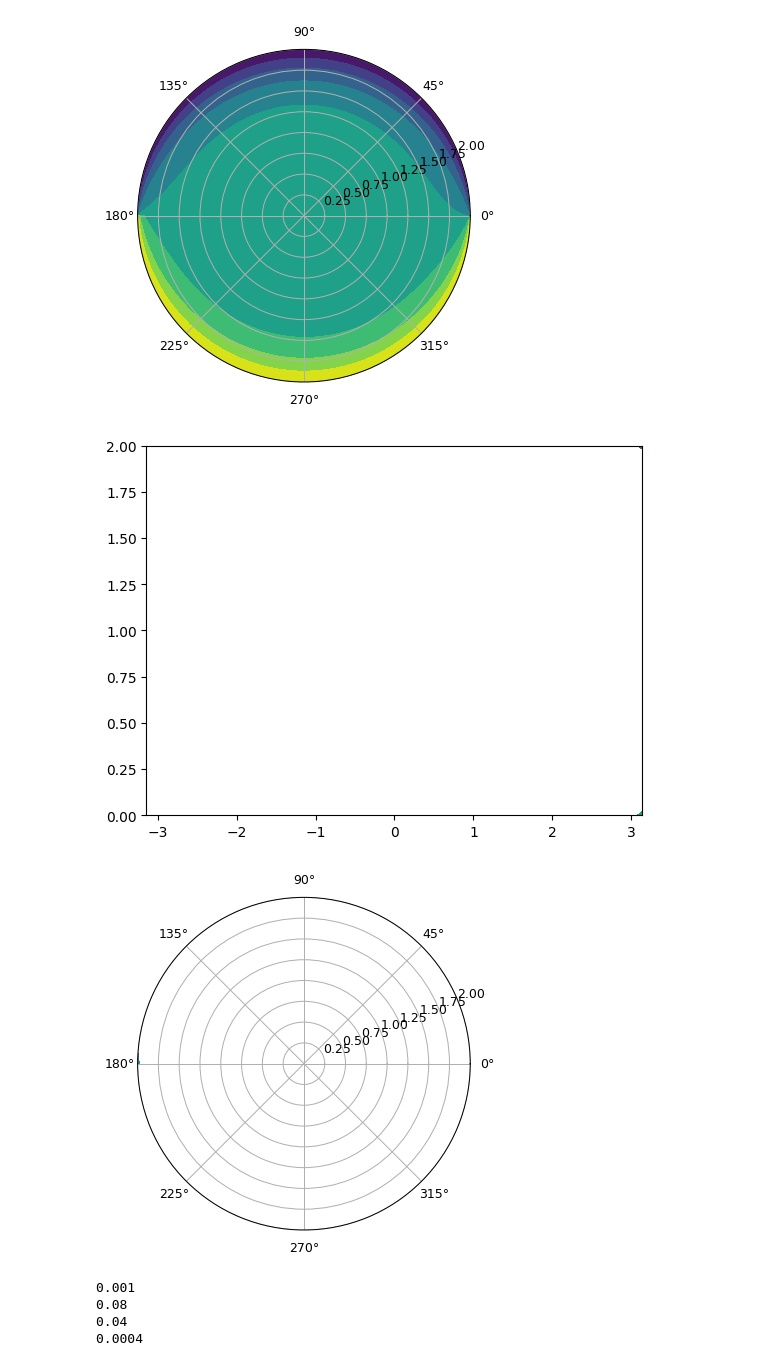
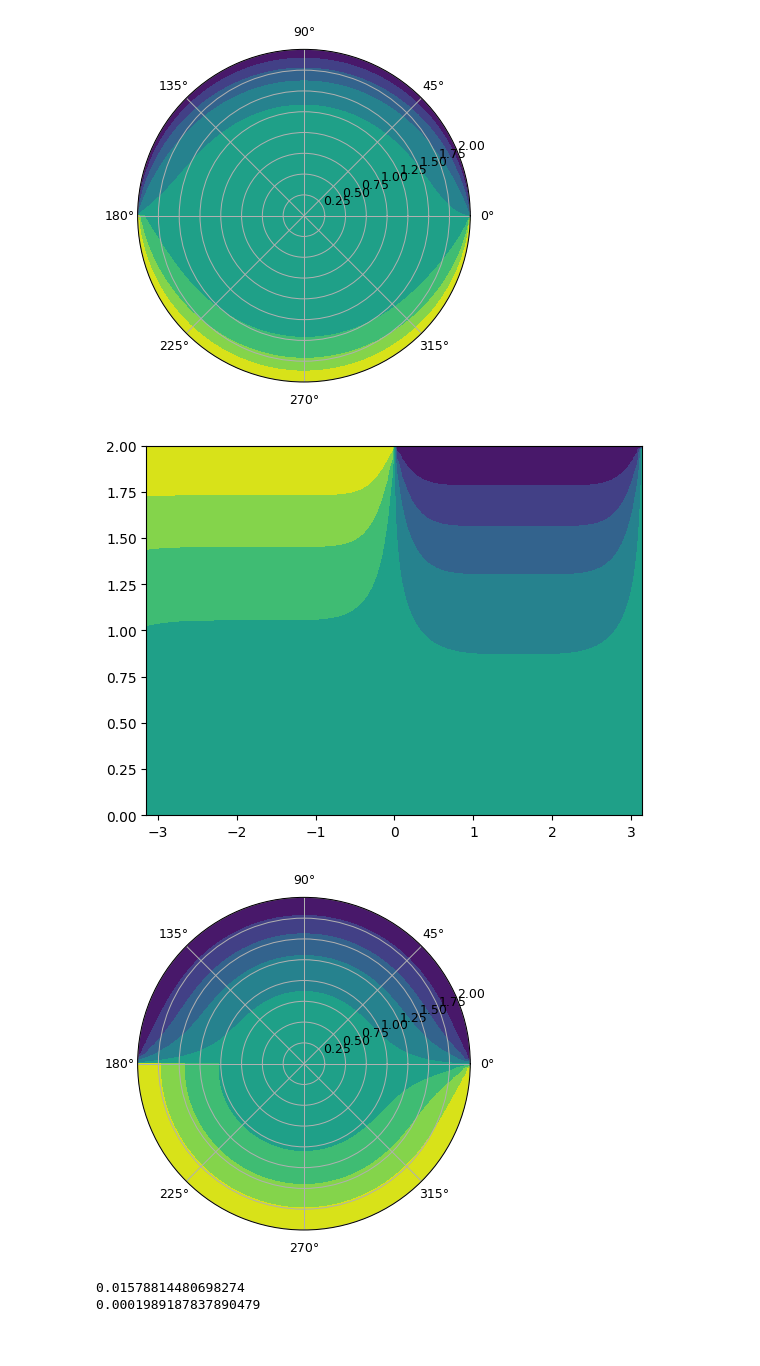
Before and after one commit to peterassessments/Individiual-Simulation, a Jupyter notebook: individual sim.ipynb, the cells around one changed output. Drawn from its saved outputs; the diff is of its cells as text; code cells hidden in the pictures.

```diff
--- a/individual sim.ipynb
+++ b/individual sim.ipynb
@@ -386,17 +386,6 @@ length_r = 100
 length_theta = 100
 
 radius = 2
-
-#/////////////////////////////////////////Definintions of polar laplace terms
-del_r_squ = (radius/length_r)**2                             # (2/100)**2 = 0.0004
-del_theta_squ =  ((2*np.pi) / length_theta)**2               # (6.3/100) = 0.0063
-r_squ = radius**2                                            # (2**2)    = 4
-#use radius for r                                            # 2         = 2
-two_del_r = 2*(radius/length_r)                              #  2*(2/100)= 0.04
-
-multiplier = (del_r_squ*r_squ*del_theta_squ) / (2*(r_squ*del_theta_squ)) + 2*(del_r_squ)
-
-#///////////////////////////////////////////
 
 
 
@@ -416,40 +405,57 @@ theta = np.linspace(-np.pi, np.pi , length_theta) # slices of -pi to pi of lengt
 
 
 u = np.empty((length_r, length_theta))
 u.fill(filler_value)
 
 # DOING ALL THE BOUNDARY CONDITIONS BY ARRAY SLICING
 u[length_r-1, (length_r//2): length_r] = the_bot_temp         # issue with / returning a floating point, not an integer, for indexing integers are required
 u[length_r-1, 0: (length_r//2)] = the_top_temp             # this is done as python places polar arrays counter clockwise
 u[0, :] = r_zero
 
+#/////////////////////////////////////////Definintions of polar laplace terms
+#del_r_squ = (radius/length_r)**2                             # (2/100)**2 = 0.0004
+#del_theta_squ =  ((2*np.pi) / length_theta)**2               # (6.3/100) = 0.0063
+#r_squ = radius**2                                            # (2**2)    = 4
+#use radius for r                                            # 2         = 2
+#two_del_r = 2*(radius/length_r)                              #  2*(2/100)= 0.04
 
+#multiplier = (del_r_squ*r_squ*del_theta_squ) / (2*(r_squ*del_theta_squ)) + 2*(del_r_squ)
+
+#multiplier = ((r[i] - r[i-1])**2)* ((r[i])**2) * ((theta[j] - theta[j-1])**2) / (2*(((r[i])**2) * (theta[j] - theta[j-1])**2)) # MAIN BUG FOUND why have you left out the 2delta r bit
+#///////////////////////////////////////////
 for iteration in range(max_iters):
     for i in range(1, (length_r -1)): # need to skip over boundary points that we have defined to avoid iterating over them.
+
+        X = (r[i] - r[i-1])**2  # delta radius(i) squared                 # CHANGE IN R is just r2 -r1
+        Y = (r[i] * (2*(r[i] - r[i-1])))          # radius(i) times 2 times delta r
+
+
         for j in range(length_theta-1): #(1, (length_theta -1)):
-            u[i,j] = (multiplier) * ( (u[i-1,j]/ del_r_squ) + (u[i+1,j]/del_r_squ) + (u[i+1,j]/(radius*two_del_r)) + (-u[i-1,j]/(radius*two_del_r)) + (u[i,j-1]/(r_squ*del_theta_squ)) + (u[i,j+1]/(r_squ*del_theta_squ)) )
+
+            Z = ((r[i])**2 )*((theta[j] - theta[j-1])**2)  #
+            multiplier = ((r[i] - r[i-1])**2)* ((r[i])**2) * ((theta[j] - theta[j-1])**2) / ( (2*(((r[i])**2) * (theta[j] - theta[j-1])**2)) + 2*((r[i] - r[i -1])**2) )
+
+            u[i,j] =  (multiplier) *( (u[i-1,j]/ X) + (u[i+1,j]/ X) + (u[i+1,j]/ Y) + (-u[i-1,j]/ Y) + (u[i,j-1]/ Z) + (u[i,j+1]/ Z) ) #(multiplier) *
 
 
 
 #  u[i,j] = ((del_r_squ*r_squ*del_theta_squ) / (2*(r_squ*del_theta_squ)) + 2*(del_r_squ) ) * ( (u[i-1,j]/ del_r_squ) + (u[i+1,j]/del_r_squ) + (u[i+1,j]/(radius*two_del_r)) + (-u[i-1,j]/(radius*two_del_r)) + (u[i,j-1]/(r_squ*del_theta_squ)) + (u[i,j+1]/(r_squ*del_theta_squ)) )
 
 plt.contourf(theta,r , u)
 plt.show()
 
 plt.subplots(dpi = 90 , subplot_kw=dict(projection = 'polar'))     # maybe the tightening side needs to be on the x axis  thats why this works
 plt.contourf(theta, r ,u)
 plt.show()
 
 
 # this with the new formula is blowing up in python, gonna try and level it out with the boundary conditions
+
+print(Z)
 print(multiplier)
-print(radius*two_del_r)
-print(two_del_r)
-print(del_r_squ)
+#this may be because r is not a static value and it varies at that point in the discretisation. so i have to change my code
 # %% [output]
-[figure, old version]
+[figure, new version]
-[figure, old version]
+[figure, new version]
-0.001
-0.08
-0.04
-0.0004
+0.01578814480698274
+0.0001989187837890479
```
